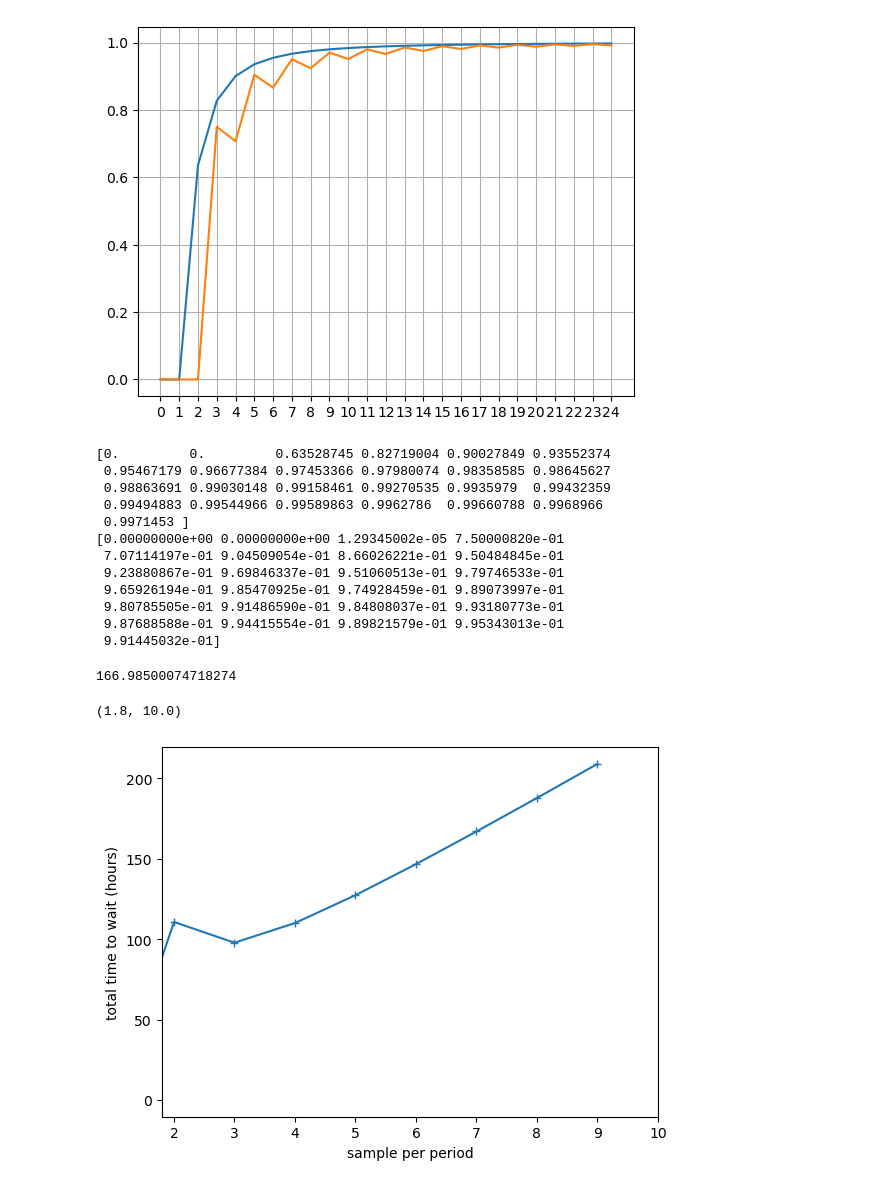
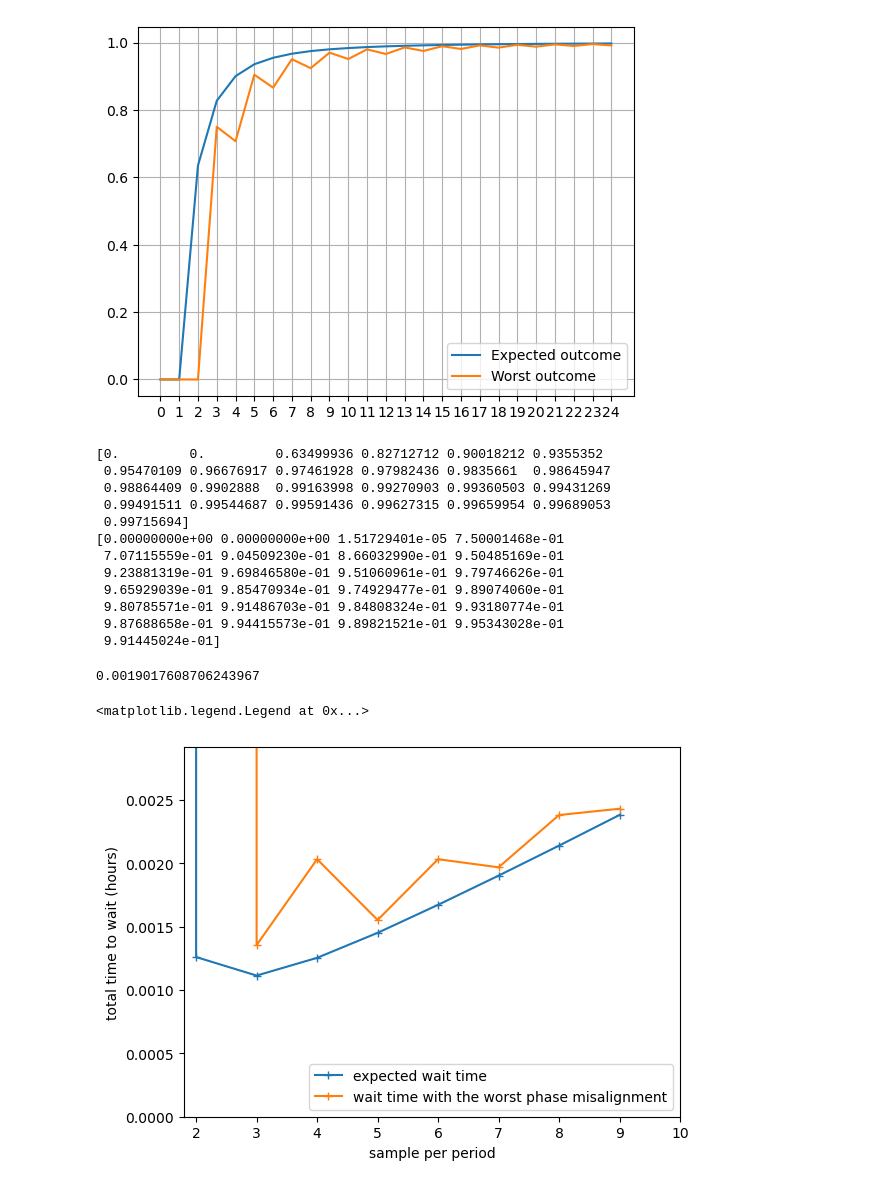
Before and after one commit to rw588/ETH-Simulations, a Jupyter notebook: XRaySims/rateResolution.ipynb, the cells around one changed output. Saved outputs shown, nothing was run; the diff lists cells and outputs as text; code cells hidden in the pictures.

```diff
--- a/XRaySims/rateResolution.ipynb
+++ b/XRaySims/rateResolution.ipynb
@@ -56,27 +61,32 @@ for i in range(1, samples):
     minMaxAvg[i] = np.mean(results)/2
     minMaxMin[i] = np.min(results)/2
 # %%
-plt.plot(sampleArr, minMaxAvg)
-plt.plot(sampleArr, minMaxMin)
+#plot the above for the expected outcome and the worst possible
+plt.plot(sampleArr, minMaxAvg, label='Expected outcome')
+plt.plot(sampleArr, minMaxMin, label='Worst outcome')
 plt.xticks(np.arange(0,len(sampleArr),1))
 plt.grid(True)
+plt.legend()
 plt.show()
 print(minMaxAvg)
 print(minMaxMin)
+
+#for two samples we are at the Nyquist limit therefore the worst is 0,
+#but the expected value difference of the samples is 2/3.
 # %% [output]
-[figure, old version]
+[figure, new version]
-[0.         0.         0.63528745 0.82719004 0.90027849 0.93552374
- 0.95467179 0.96677384 0.97453366 0.97980074 0.98358585 0.98645627
- 0.98863691 0.99030148 0.99158461 0.99270535 0.9935979  0.99432359
- 0.99494883 0.99544966 0.99589863 0.9962786  0.99660788 0.9968966
- 0.9971453 ]
-[0.00000000e+00 0.00000000e+00 1.29345002e-05 7.50000820e-01
- 7.07114197e-01 9.04509054e-01 8.66026221e-01 9.50484845e-01
- 9.23880867e-01 9.69846337e-01 9.51060513e-01 9.79746533e-01
- 9.65926194e-01 9.85470925e-01 9.74928459e-01 9.89073997e-01
- 9.80785505e-01 9.91486590e-01 9.84808037e-01 9.93180773e-01
- 9.87688588e-01 9.94415554e-01 9.89821579e-01 9.95343013e-01
- 9.91445032e-01]
+[0.         0.         0.63499936 0.82712712 0.90018212 0.9355352
+ 0.95470109 0.96676917 0.97461928 0.97982436 0.9835661  0.98645947
+ 0.98864409 0.9902888  0.99163998 0.99270903 0.99360503 0.99431269
+ 0.99491511 0.99544687 0.99591436 0.99627315 0.99659954 0.99689053
+ 0.99715694]
+[0.00000000e+00 0.00000000e+00 1.51729401e-05 7.50001468e-01
+ 7.07115559e-01 9.04509230e-01 8.66032990e-01 9.50485169e-01
+ 9.23881319e-01 9.69846580e-01 9.51060961e-01 9.79746626e-01
+ 9.65929039e-01 9.85470934e-01 9.74929477e-01 9.89074060e-01
+ 9.80785571e-01 9.91486703e-01 9.84808324e-01 9.93180774e-01
+ 9.87688658e-01 9.94415573e-01 9.89821521e-01 9.95343028e-01
+ 9.91445024e-01]
 # %%
 ###########
 #Now we can figure out the time we need to wait for each sample then multiply by the number of samples
@@ -99,6 +109,23 @@ def timeToWait(samples, rate, sigma, contrast):
     norm = samples/rate
     return norm/x**2
 
+def extremeTimeToWait(samples, rate, sigma, contrast):
+    x = (1-sigmaP(sigma))*(maxMin(contrast)-1)*(minMaxMin[samples])
+    norm = samples/rate
+    return norm/x**2
+
+#alt method
+
+def timeToWait(samples, rate, sigma, contrast):
+    x = (1-1/sigma)*(maxMin(contrast)-1)*(minMaxAvg[samples])
+    norm = samples/rate
+    return norm/x**2
+
+def extremeTimeToWait(samples, rate, sigma, contrast):
+    x = (1-1/sigma)*(maxMin(contrast)-1)*(minMaxMin[samples])
+    norm = samples/rate
+    return norm/x**2
+
 def expDecay(lengthmm, speedMS, timeconstantUs):
     length = lengthmm/1000
     time = length / speedMS
@@ -115,22 +142,31 @@ MuRate = 1000 #per second
 solidRate = MuRate * solidAngle(5, 5)
 #take into account expdecay before detectors
 realRate = solidRate * expDecay(1.5, 2175, 2.2)
-sigma = 3 #3 sigma threshold i.e. 95th percentile
+sigma = 5 #3 sigma threshold i.e. 95th percentile
 contrast = 0.3
 print(timeToWait(samplePerSin, realRate, sigma, contrast)/3600)
 # %% [output]
-166.98500074718274
+0.0019017608706243967
 # %%
 limit = 10
 time = np.zeros(limit)
+extremeTime = np.zeros(limit)
 for samples in range(2,limit):
     time[samples] = timeToWait(samples, realRate, sigma, contrast)/3600
+    extremeTime[samples] = extremeTimeToWait(samples, realRate, sigma, contrast)/3600
 
-plt.plot(time, '+-')
+extremeTime[2] = 10000
+time[1] = 10000
+
+plt.plot(time, '+-', label='expected wait time')
+plt.plot(extremeTime, '+-', label='wait time with the worst phase misalignment')
 plt.xlabel('sample per period')
 plt.ylabel('total time to wait (hours)')
 plt.xticks(np.arange(0, limit+1, 1))
 plt.xlim(1.8, limit)
+plt.ylim(0, extremeTime[-1]*1.2)
+#legend in bottom right corner
+plt.legend(loc='lower right')
 # %% [output]
-(1.8, 10.0)
+<matplotlib.legend.Legend at 0x...>
-[figure, old version]
+[figure, new version]
```
Also changed, not shown: parts of 3 cells of this notebook.
